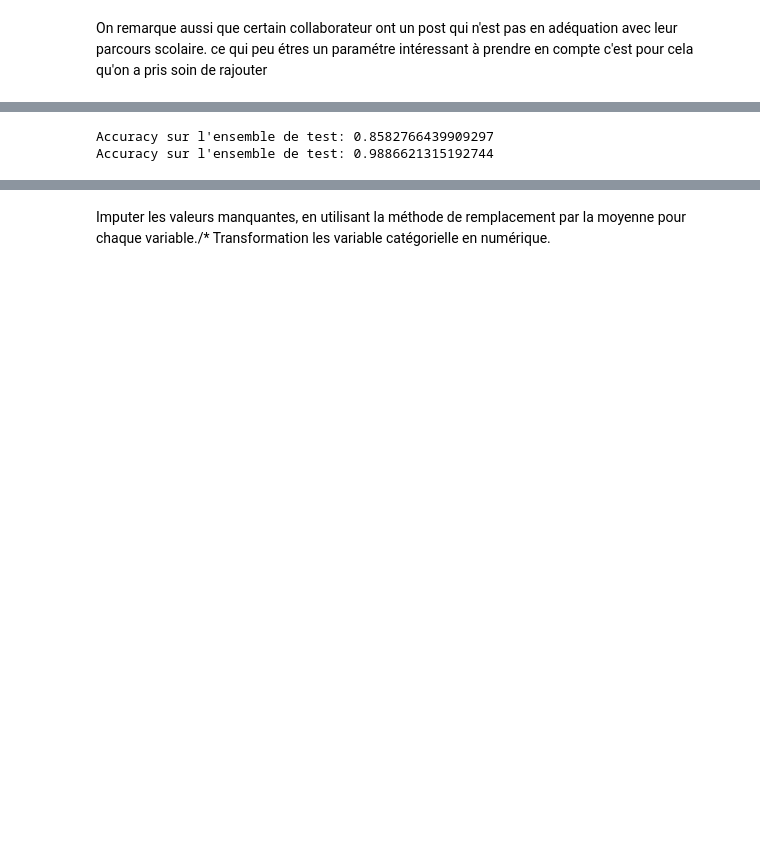
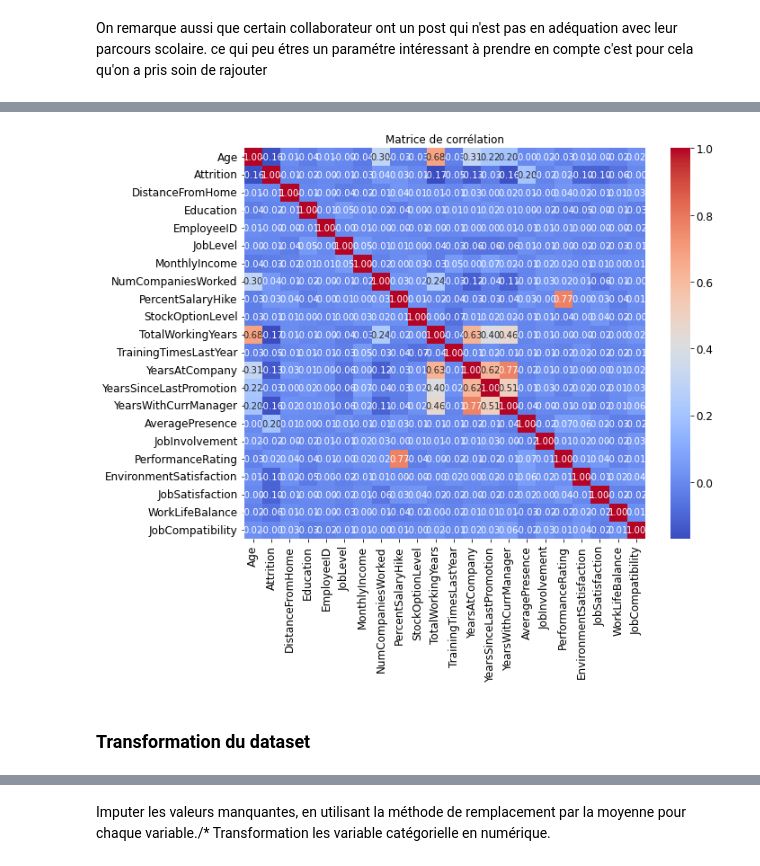
Before and after one commit to Aminedx/IA, a Jupyter notebook: Projet.ipynb, the cells around one changed output, grey strips where cells are left out. Drawn from its saved outputs; the diff is of its cells as text; code cells hidden in the pictures; blank space fills up the shorter version.

```diff
--- a/Projet.ipynb
+++ b/Projet.ipynb
@@ -368,8 +405,22 @@ general_data_copy['JobCompatibility'] = general_data_copy.apply(check_compatibil
+# %%
+
+general_data_copy['Attrition'] = general_data_copy['Attrition'].apply(lambda x: 1 if x == 'Yes' else 0)
+# Calculer la matrice de corrélation pour les caractéristiques numériques + la cible
+correlation_matrix = general_data_copy.corr()
+
+# Afficher la matrice de corrélation
+plt.figure(figsize=(10, 8))
+sn.heatmap(correlation_matrix, annot=True, fmt=".2f", cmap='coolwarm')
+plt.title('Matrice de corrélation')
+plt.show()
+# %% [output]
+[figure, added]
+# %% [markdown]
+### Transformation du dataset
 # %%
 ## PIPELINE
 # ------------------------------------------------------------------------------
-from sklearn.preprocessing import StandardScaler
-from sklearn.pipeline import Pipeline
+
 GeneralDataDF =general_data_copy.copy()
 # 1) Data Cleaning and Preprocessing
 GeneralDataDF['Attrition'] = GeneralDataDF['Attrition'].apply(lambda x: 1 if x == 'Yes' else 0)
@@ -386,27 +437,9 @@ preprocessor = ColumnTransformer(
         ('cat', OneHotEncoder(handle_unknown='ignore'), categorical_cols)
     ])
 
-## Appliquer la transformation
-
-model_pipeline = Pipeline(steps=[
-    ('preprocessor', preprocessor),
-    ('classifier', LogisticRegression(random_state=42, max_iter=500))
-])
-model_pipeline_RFC = Pipeline(steps=[
-    ('preprocessor', preprocessor),
-    ('classifier', RandomForestClassifier(random_state=42))
-])
-Features_train, Features_test, Target_train, Target_test = train_test_split(X_Features, Y_Target, stratify=Y_Target , test_size=0.2, random_state=42)
 
 
-model_pipeline.fit(Features_train, Target_train)
-model_pipeline_RFC.fit(Features_train, Target_train)
-# STEP 3: Predict on the Test Set
-predictions = model_pipeline.predict(Features_test)
-predictions_RFC = model_pipeline_RFC.predict(Features_test)
-
-print("Accuracy sur l'ensemble de test:", accuracy_score(Target_test, predictions))
-print("Accuracy sur l'ensemble de test:", accuracy_score(Target_test, predictions_RFC))
+Features_train, Features_test, Target_train, Target_test = train_test_split(X_Features, Y_Target, stratify=Y_Target , test_size=0.2, random_state=42)
+## Appliquer la transformation
+Features_train_transformed = preprocessor.fit_transform(Features_train)
+Features_test_transformed = preprocessor.transform(Features_test)
-# %% [output]
-Accuracy sur l'ensemble de test: 0.8582766439909297
-Accuracy sur l'ensemble de test: 0.9886621315192744
```
Also changed, not shown: parts of 18 cells of this notebook, 3 other files.
